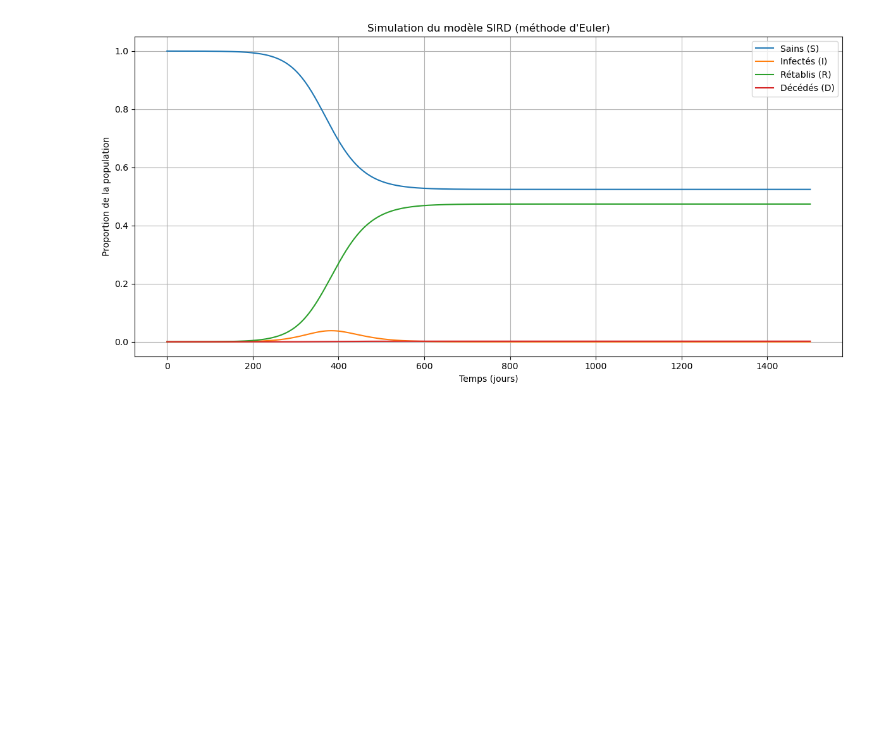
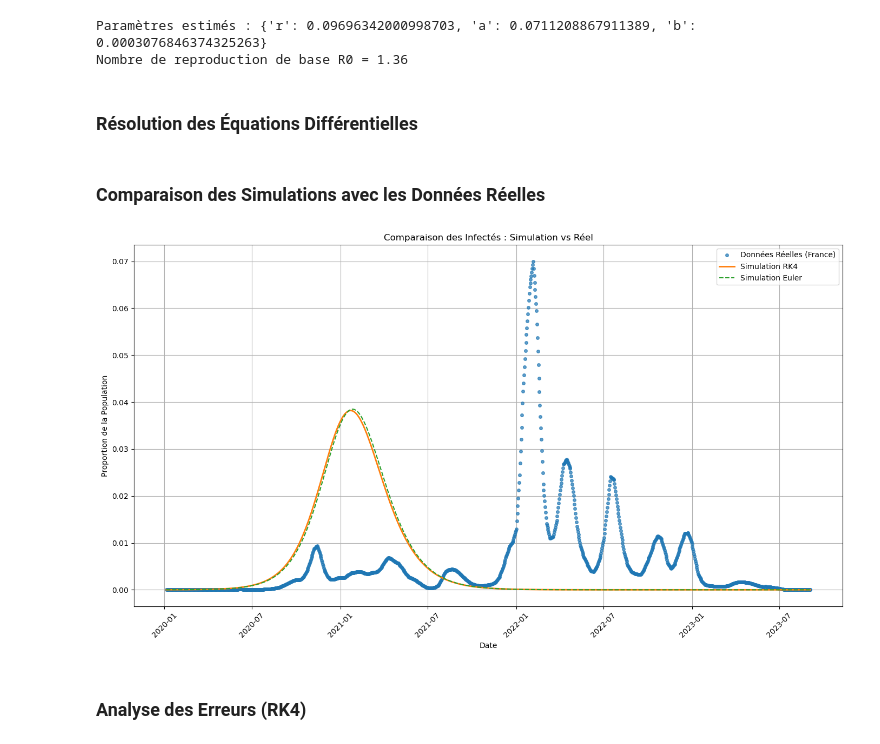
Before and after one commit to Adam-445/virus-spread-model, a Jupyter notebook: notebooks/5_Equations_Differentielles.ipynb, the cells around one changed output. Saved outputs shown, nothing was run; the diff lists cells and outputs as text; code cells hidden in the pictures; blank space fills up the shorter version.

```diff
--- a/notebooks/5_Equations_Differentielles.ipynb
+++ b/notebooks/5_Equations_Differentielles.ipynb
@@ -14,25 +40,51 @@ df = pipeline.run()
 # %%
-simulateur = SimulateurSIRD(estimer_parametres_rab(df))
+# Estimation des paramètres épidémiologiques (r, a, b)
+params = estimer_parametres_rab(df)
+R0 = params["r"] / (params["a"] + params["b"])
 
-resultats = simulateur.resoudre(
-    df=df,
-    t_max=1500,
-    dt=1.0,
-    methode="rk4",
-)
+print(f"Paramètres estimés : {params}")
+print(f"Nombre de reproduction de base R0 = {R0:.2f}")
+# %% [output]
+Paramètres estimés : {'r': 0.09696342000998703, 'a': 0.0711208867911389, 'b': 0.0003076846374325263}
+Nombre de reproduction de base R0 = 1.36
+# %% [markdown]
+### Résolution des Équations Différentielles
 # %%
-# Tracé
-plt.figure(figsize=(12, 6))
-plt.plot(resultats["temps"], resultats["S"], label="Sains (S)")
-plt.plot(resultats["temps"], resultats["I"], label="Infectés (I)")
-plt.plot(resultats["temps"], resultats["R"], label="Rétablis (R)")
-plt.plot(resultats["temps"], resultats["D"], label="Décédés (D)")
-plt.title("Simulation du modèle SIRD (méthode d'Euler)")
-plt.xlabel("Temps (jours)")
-plt.ylabel("Proportion de la population")
-plt.grid(True)
-plt.legend()
-plt.tight_layout()
-plt.show()
+# Comparaison des méthodes numériques (Euler vs RK4)
+simulateur = SimulateurSIRD(params)
+
+# Simulation avec RK4
+result_rk4 = simulateur.resoudre(
+    df=df,
+    t_max=len(df),  # Durée égale aux données réelles
+    dt=1.0,
+    methode="rk4"
+)
+
+# Simulation avec Euler
+result_euler = simulateur.resoudre(
+    df=df,
+    t_max=len(df),
+    dt=1.0,
+    methode="euler"
+)
-# %% [output]
-[figure, removed]
+# %% [markdown]
+### Comparaison des Simulations avec les Données Réelles
+# %%
+# Focus sur les infectés (I)
+plt.figure(figsize=(14, 8))
+plt.plot(df["date"], df["I"], 'o', label='Données Réelles (France)', markersize=4, alpha=0.7)
+plt.plot(df["date"], result_rk4["I"][:len(df)], label='Simulation RK4', linewidth=2)
+plt.plot(df["date"], result_euler["I"][:len(df)], label='Simulation Euler', linestyle='--')
+plt.title("Comparaison des Infectés : Simulation vs Réel")
+plt.xlabel("Date")
+plt.ylabel("Proportion de la Population")
+plt.xticks(rotation=45)
+plt.legend()
+plt.grid(True)
+plt.tight_layout()
+plt.show()
+# %% [output]
+[figure, added]
+# %% [markdown]
+### Analyse des Erreurs (RK4)
```
Also changed, not shown: parts of 8 cells of this notebook, 5 other files.
